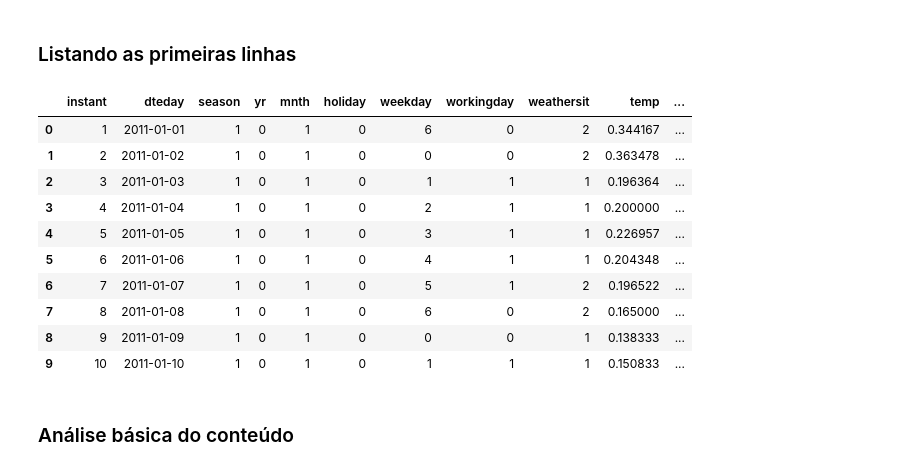
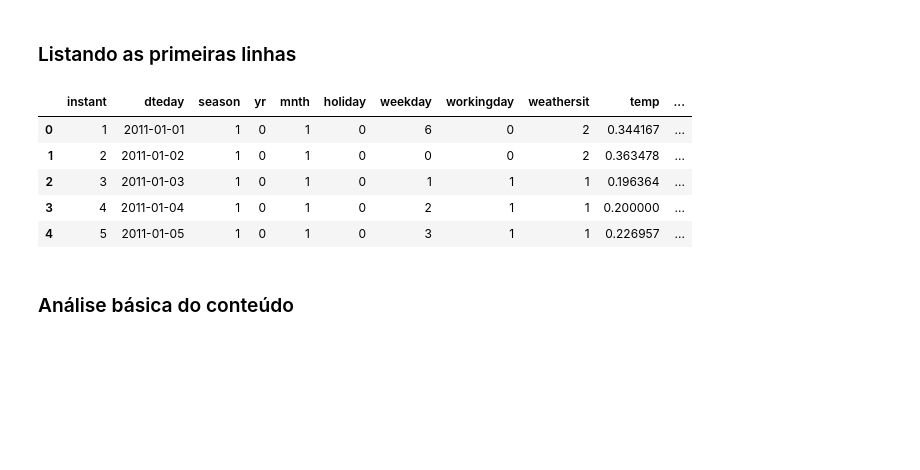
Before and after one commit to Pinalli/SGBD, a Jupyter notebook: notebook-intro-v1.ipynb, the cells around one changed output. Cells and saved outputs as stored; diff of their text form; code cells hidden in the pictures; blank space fills up the shorter version.

```diff
--- a/notebook-intro-v1.ipynb
+++ b/notebook-intro-v1.ipynb
@@ -44,17 +41,3 @@ import pandas as pd
 df = pd.read_csv('C:/Users/Alberto Pinalli/Documents/GitHub/SGBD/Bike-Sharing-Dataset/day.csv')
 # %% [markdown]
 <h3>Listando as primeiras linhas</h3>
-# %%
-df.head(10)
-# %% [output]
-|  | instant | dteday | season | yr | mnth | holiday | weekday | workingday | weathersit | temp | ... |
-| 0 | 1 | 2011-01-01 | 1 | 0 | 1 | 0 | 6 | 0 | 2 | 0.344167 | ... |
-| 1 | 2 | 2011-01-02 | 1 | 0 | 1 | 0 | 0 | 0 | 2 | 0.363478 | ... |
-| 2 | 3 | 2011-01-03 | 1 | 0 | 1 | 0 | 1 | 1 | 1 | 0.196364 | ... |
-| 3 | 4 | 2011-01-04 | 1 | 0 | 1 | 0 | 2 | 1 | 1 | 0.200000 | ... |
-| 4 | 5 | 2011-01-05 | 1 | 0 | 1 | 0 | 3 | 1 | 1 | 0.226957 | ... |
-| 5 | 6 | 2011-01-06 | 1 | 0 | 1 | 0 | 4 | 1 | 1 | 0.204348 | ... |
-| 6 | 7 | 2011-01-07 | 1 | 0 | 1 | 0 | 5 | 1 | 2 | 0.196522 | ... |
-| 7 | 8 | 2011-01-08 | 1 | 0 | 1 | 0 | 6 | 0 | 2 | 0.165000 | ... |
-| 8 | 9 | 2011-01-09 | 1 | 0 | 1 | 0 | 0 | 0 | 1 | 0.138333 | ... |
-| 9 | 10 | 2011-01-10 | 1 | 0 | 1 | 0 | 1 | 1 | 1 | 0.150833 | ... |
@@ -63,3 +44,16 @@ df.head(10)
+# %%
+# ANÁLISE EXPLORATÓRIA
+# PRÉ PROCESSAMENTO
+# TREINAMENTO
+# AVALIÇÃO DE DESEMPENHO
+df.head(5)
+# %% [output]
+|  | instant | dteday | season | yr | mnth | holiday | weekday | workingday | weathersit | temp | ... |
+| 0 | 1 | 2011-01-01 | 1 | 0 | 1 | 0 | 6 | 0 | 2 | 0.344167 | ... |
+| 1 | 2 | 2011-01-02 | 1 | 0 | 1 | 0 | 0 | 0 | 2 | 0.363478 | ... |
+| 2 | 3 | 2011-01-03 | 1 | 0 | 1 | 0 | 1 | 1 | 1 | 0.196364 | ... |
+| 3 | 4 | 2011-01-04 | 1 | 0 | 1 | 0 | 2 | 1 | 1 | 0.200000 | ... |
+| 4 | 5 | 2011-01-05 | 1 | 0 | 1 | 0 | 3 | 1 | 1 | 0.226957 | ... |
 # %% [markdown]
 <h3>Análise básica do conteúdo</h3>
 # %%
```
Also changed, not shown: parts of 19 cells of this notebook, 12 other files.
